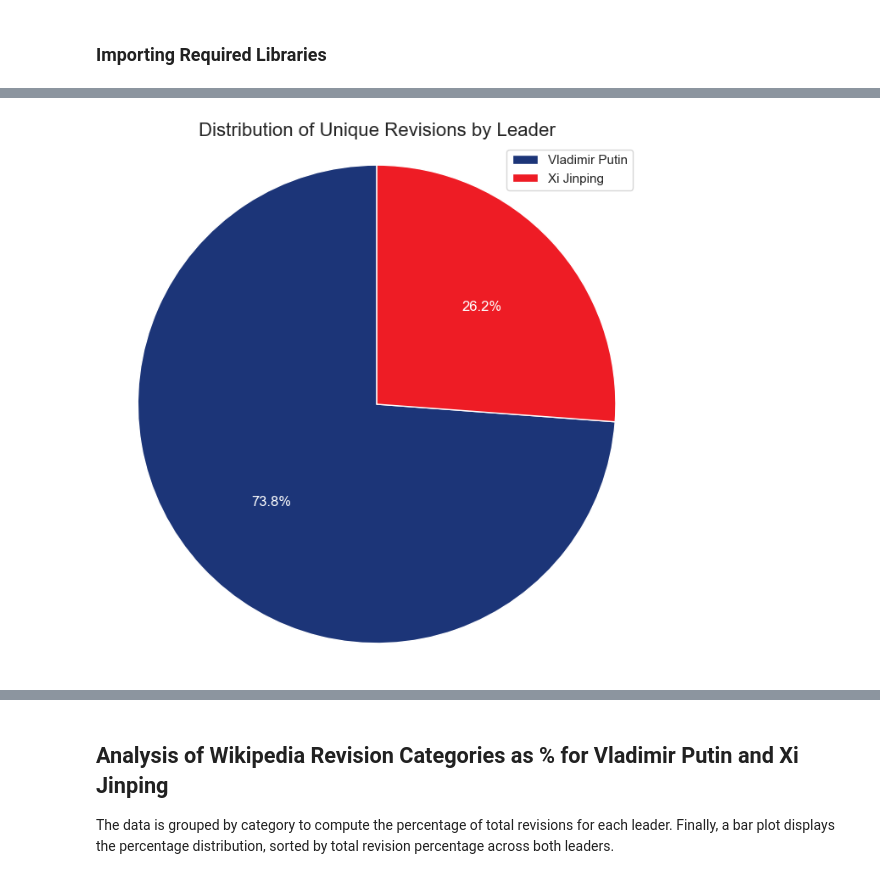
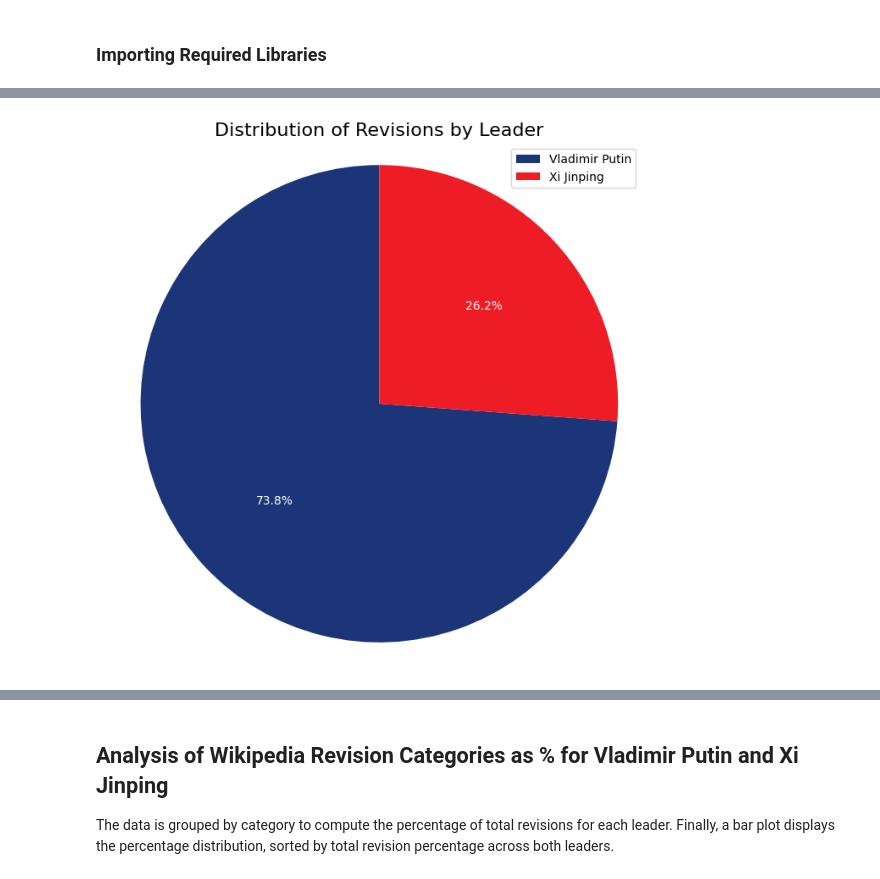
Before and after one commit to felixwallis/sds-week-2-wikipedia-presentation, a Jupyter notebook: visualising_findings.ipynb, the cells around one changed output, grey strips where cells are left out. Drawn from its saved outputs; the diff is of its cells as text; code cells hidden in the pictures.

```diff
--- a/visualising_findings.ipynb
+++ b/visualising_findings.ipynb
@@ -12,8 +12,10 @@ color = ['#1C3578', '#ee1c25']
 china_hexa = '#ee1c25'
 rusia_hexa = '#1C3578'
 # %%
-df = pd.read_feather('Data/Analysis Related/wikiarticles_seg_data.feather')
+df = pd.read_feather('Data/wikiarticles_seg_data.feather')
+df['date'] = pd.to_datetime(df[['year', 'month']].assign(day=1)) # Combine month and year into a datetime column
 
-# Combine month and year into a datetime column
-df['date'] = pd.to_datetime(df[['year', 'month']].assign(day=1))
+
+nlp_df = pd.read_feather('Data\wikiarticles_opinion_mining_results.feather')
+nlp_df['date'] = pd.to_datetime(nlp_df[['year', 'month']].assign(day=1))
 # %%
@@ -50,29 +36,31 @@ Name: count, dtype: int64
 # %%
 # Count unique file_ids for each leader
 putin_count = df[df['article_name'] == 'Vladimir Putin']['file_id'].nunique()
 xi_count = df[df['article_name'] == 'Xi Jinping']['file_id'].nunique()
 
 # Prepare data for the pie chart
 labels = ['Vladimir Putin', 'Xi Jinping']
 sizes = [putin_count, xi_count]
 
 # Create the pie chart
 plt.figure(figsize=(8, 8))
 plt.pie(
     sizes, labels=labels,
     autopct=lambda pct: f'{pct:.1f}%',  # Formatting percentage
     startangle=90,
     colors=['#1C3578', '#ee1c25'],
     textprops={'color': 'white'},  # Set inside font color to white
 )
-plt.title('Distribution of Unique Revisions by Leader', fontsize=16)
+plt.title('Distribution of Revisions by Leader', fontsize=16)
 plt.axis('equal')  # Equal aspect ratio ensures that pie is drawn as a circle.
 plt.legend()
 
+plt.savefig('Data\Figures\pie_revisions_distribution.svg', format='svg')
+
 # Show the pie chart
 plt.show()
 # %% [output]
-[figure, old version]
+[figure, new version]
 # %%
 df_putin = df[df.article_name=='Vladimir Putin']
 df_xi = df[df.article_name=='Xi Jinping']
```
Also changed, not shown: parts of 30 cells of this notebook.
